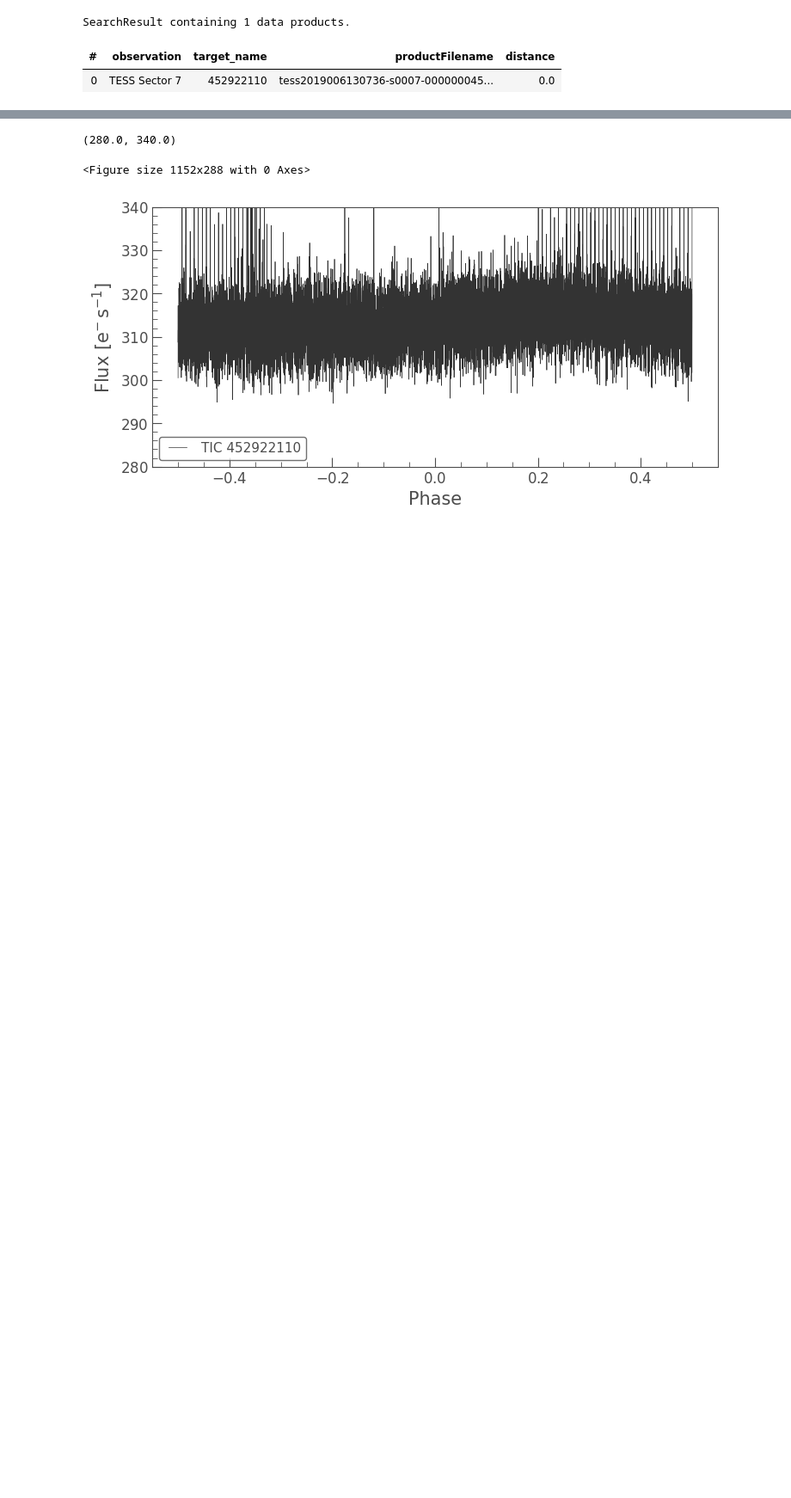
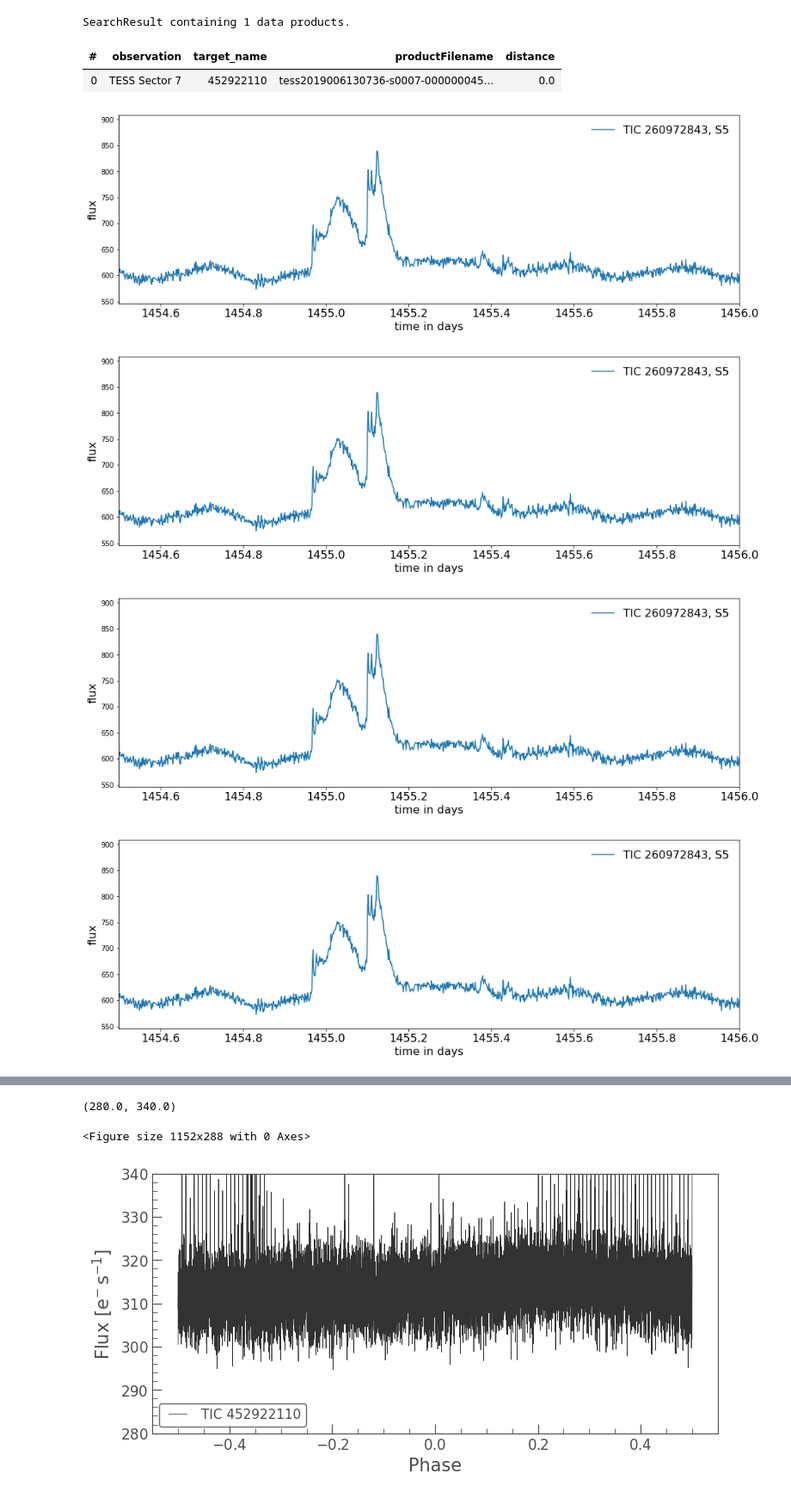
Before and after one commit to ekaterinailin/MalachiteMountains, a Jupyter notebook: analysis/notebooks/_NB_inspect_candidate_flares.ipynb, the cells around one changed output, grey strips where cells are left out. Shown at 86% size. Saved outputs shown, nothing was run; the diff lists cells and outputs as text; code cells hidden in the pictures; blank space fills up the shorter version.

```diff
--- a/analysis/notebooks/_NB_inspect_candidate_flares.ipynb
+++ b/analysis/notebooks/_NB_inspect_candidate_flares.ipynb
@@ -77,18 +84,23 @@ SearchResult containing 1 data products.
 | 0 | TESS Sector 7 | 452922110 | tess2019006130736-s0007-000000045... | 0.0 |
 # %%
 # plot all flares for a light curve at once
-TIC, sec = int(row.TIC), int(row.Sector)
+TIC, sec = 260972843, 5#int(row.TIC), int(row.Sector)
 sdf = selectlomb_snr[(selectlomb_snr.TIC == TIC) & (selectlomb_snr.Sector==sec)]
 lc = search_lightcurvefile(f"TIC {TIC}",sector=sec,cadence="short", ).download(
                                    download_dir="/home/ekaterina/Documents/001_science/TESS_UCD_flares/lcs")
 lc = lc.get_lightcurve("PDCSAP_FLUX")
 
 for i, row in sdf.iterrows():
     fig, ax = plt.subplots(figsize=(16,5))
     ax.plot(lc.time, lc.flux, label=f"TIC {TIC}, S{sec}")
-    ax.set_xlim(1430, 1434)
-    plt.ylim(3650,4350)
+    ax.set_xlim(1454.5, 1456)
+#     plt.ylim(3650,4350)
     plt.xticks(fontsize=16)
     plt.xlabel("time in days", fontsize=16)
     plt.ylabel("flux", fontsize=16)
     plt.legend(frameon=False, fontsize=16);
+# %% [output]
+[figure, added]
+[figure, added]
+[figure, added]
+[figure, added]
```
Also changed, not shown: parts of 4 cells of this notebook, 5 other files.
